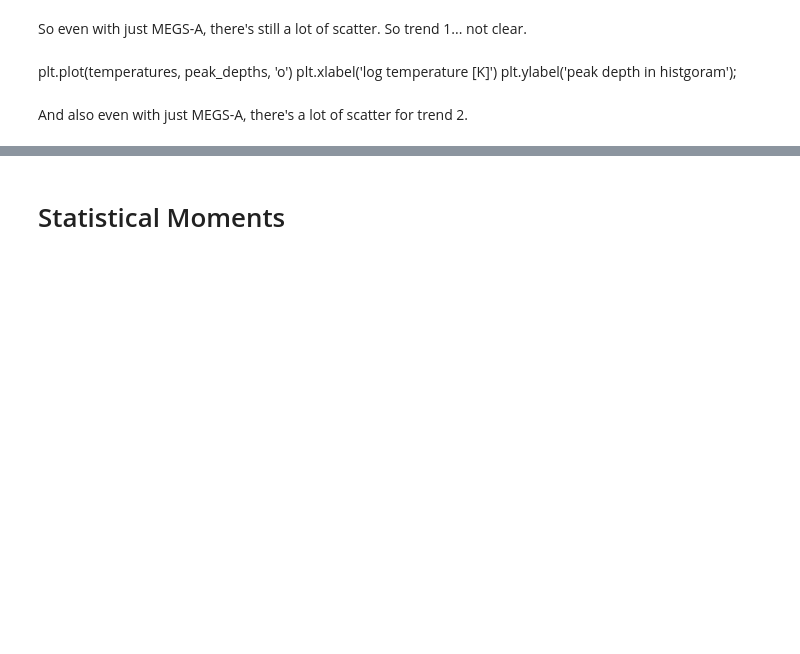
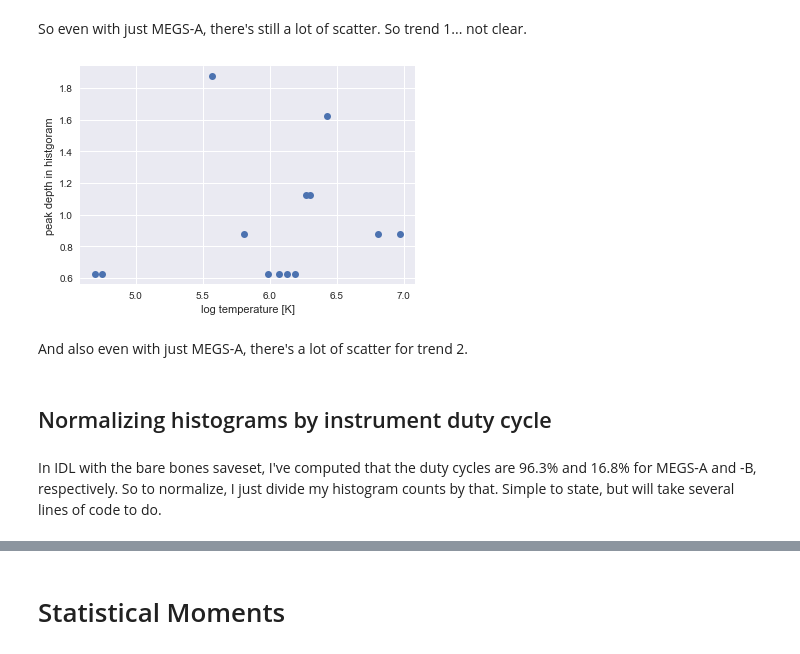
Before and after one commit to jmason86/James-s-EVE-Dimming-Index-JEDI, a Jupyter notebook: explore/explore_jedi_v2_spot_checks.ipynb, the cells around one changed output, grey strips where cells are left out. Cells and saved outputs as stored; diff of their text form; code cells hidden in the pictures; blank space fills up the shorter version.

Commit message:
Added more histograms of depth

```diff
--- a/explore/explore_jedi_v2_spot_checks.ipynb
+++ b/explore/explore_jedi_v2_spot_checks.ipynb
@@ -220,14 +211,12 @@ jedi[jedi.columns[400:400+39]].dropna(how='all').describe()
 # %%
-temperature_sorted_lines = ['53.7', '95.0', '97.3', '102.6', '58.4', '71.9', '83.6', '30.4', '25.6', '97.7', '52.6', '60.0', '55.4', '79.0',
-                            '63.0', '103.2', '13.1', '46.5', '17.1', '77.0', '17.7', '36.8', '62.5', '18.0', '61.0', '19.5', '20.2', '21.1',
-                            '52.1', '49.9', '28.4', '33.5', '36.1', '44.6', '9.4', '59.2', '56.8', '72.2', '13.3']
-temperature_sorted_line_depths = [s + ' Depth Max [%]' for s in temperature_sorted_lines]
-log_temperatures = ['3.84', '3.84', '3.84', '3.84', '4.16', '4.48', '4.52', '4.70', '4.75', '4.84', '4.92', '4.92', '5.19', '5.19', '5.37',
-                    '5.47', '5.57', '5.71', '5.81', '5.81', '5.99', '5.99', '6.05', '6.07', '6.1', '6.13', '6.19', '6.27', '6.28', '6.29',
-                    '6.30', '6.43', '6.43', '6.44', '6.81', '6.89', '6.96', '6.96', '6.97']
+def get_line_list(wavelength_sorted=False, megs_a_only=False):
+    temperature_sorted_lines = ['53.7', '95.0', '97.3', '102.6', '58.4', '71.9', '83.6', '30.4', '25.6', '97.7', '52.6', '60.0', '55.4', '79.0',
+                                '63.0', '103.2', '13.1', '46.5', '17.1', '77.0', '17.7', '36.8', '62.5', '18.0', '61.0', '19.5', '20.2', '21.1',
+                                '52.1', '49.9', '28.4', '33.5', '36.1', '44.6', '9.4', '59.2', '56.8', '72.2', '13.3']
+    if megs_a_only:
+        temperature_sorted_lines = ['30.4', '25.6', '13.1', '17.1', '17.7', '18.0', '19.5', '20.2', '21.1', '28.4', '33.5', '9.4', '13.3']
 
-plot_titles = [s + ' (' for s in log_temperatures]
-plot_titles = [m + str(n) for m,n in zip(plot_titles, temperature_sorted_lines)]
-plot_titles = [s + ' nm)' for s in plot_titles]
+    if wavelength_sorted:
+        temperature_sorted_lines.sort(key=float)
 
-df = jedi[temperature_sorted_line_depths]
+    return temperature_sorted_lines
@@ -235,0 +223,3 @@ cf.set_config_file(offline=False, world_readable=True, theme='solar') # theme op
+# %%
+def get_line_depth_col_names(wavelength_sorted=False, megs_a_only=False):
+    return [s + ' Depth Max [%]' for s in get_line_list(wavelength_sorted=wavelength_sorted, megs_a_only=megs_a_only)]
@@ -281,21 +290,9 @@ plt.ylabel('peak depth in histgoram');
 So the second trend doesn't really show up either, namely I don't see the largest peak depths in the 5.8-6.27 logT range. I'd expect that plot to look sort of like an inverted U, skewed to the right a little bit. Instead it basically looks like random scatter.
 # %% [markdown]
 ### What about the two trends if I look only at MEGS-A. Much of the problem could be massive differences in the data cadence of MEGS-A vs -B. That means throwing out lines > 35 nm. About 2/3 the lines come from -B, but the cadence of -B is a super tiny fraction of -A, so the histograms could be very misleading. I could also consider normalizing by the observation percentage.
-# %%
-temperature_sorted_lines = ['30.4', '25.6',
-                            '13.1', '17.1', '17.7', '18.0', '19.5', '20.2', '21.1',
-                            '28.4', '33.5', '9.4', '13.3']
-temperature_sorted_line_depths = [s + ' Depth Max [%]' for s in temperature_sorted_lines]
-log_temperatures = ['4.70', '4.75',
-                    '5.57', '5.81', '5.99', '6.07', '6.13', '6.19', '6.27',
-                    '6.30', '6.43', '6.81', '6.97']
-temperatures = [float(t) for t in log_temperatures]
-
-plot_titles = [s + ' (' for s in log_temperatures]
-plot_titles = [m + str(n) for m,n in zip(plot_titles, temperature_sorted_lines)]
-plot_titles = [s + ' nm)' for s in plot_titles]
-
-df = jedi[temperature_sorted_line_depths]
+# %%
+plot_titles = get_plot_titles(megs_a_only=True)
+df = jedi[get_line_depth_col_names(megs_a_only=True)]
 # %%
 rows = 4
 cols = 4
@@ -332,9 +330,15 @@ plt.ylabel('~# events at histogram peak');
 [figure]
 # %% [markdown]
 So even with just MEGS-A, there's still a lot of scatter. So trend 1... not clear.
-# %% [markdown]
-plt.plot(temperatures, peak_depths, 'o')
-plt.xlabel('log temperature [K]')
-plt.ylabel('peak depth in histgoram');
+# %%
+plt.plot(temperatures, peak_depths, 'o')
+plt.xlabel('log temperature [K]')
+plt.ylabel('peak depth in histgoram');
+# %% [output]
+[figure, added]
 # %% [markdown]
 And also even with just MEGS-A, there's a lot of scatter for trend 2.
+# %% [markdown]
+## Normalizing histograms by instrument duty cycle
+# %% [markdown]
+In IDL with the bare bones saveset, I've computed that the duty cycles are 96.3% and 16.8% for MEGS-A and -B, respectively. So to normalize, I just divide my histogram counts by that. Simple to state, but will take several lines of code to do.
```
Also changed, not shown: parts of 22 cells of this notebook.
